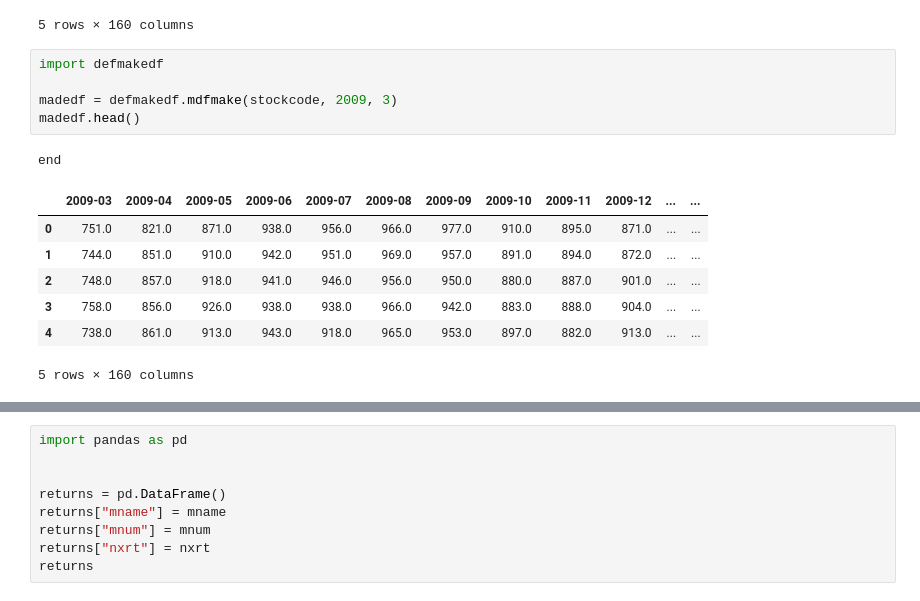
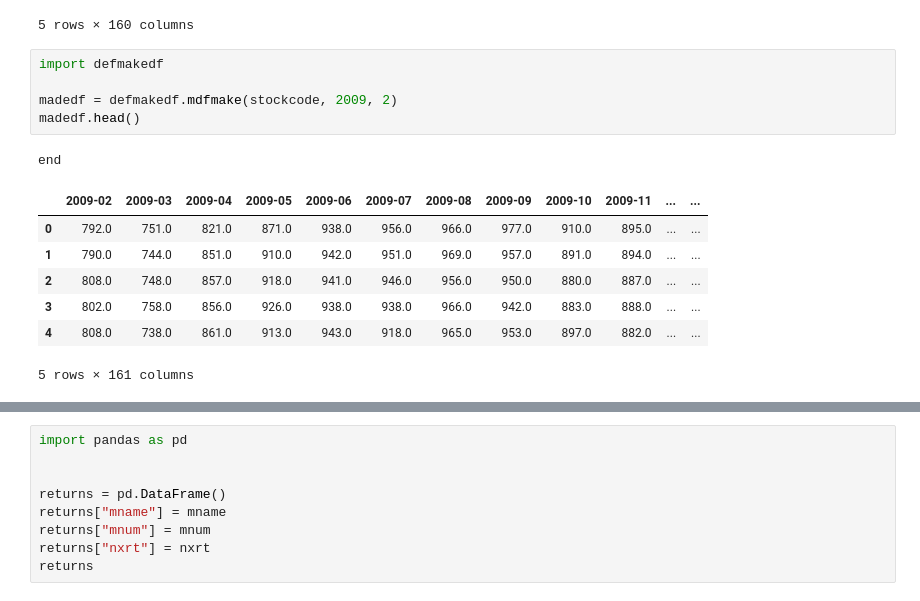
Before and after one commit to gitbiginner/ststpy, a Jupyter notebook: stockmw.ipynb, the cells around one changed output, grey strips where cells are left out. Saved outputs shown, nothing was run; the diff lists cells and outputs as text.

```diff
--- a/stockmw.ipynb
+++ b/stockmw.ipynb
@@ -35,17 +35,17 @@ end
 # %%
 import defmakedf
 
-madedf = defmakedf.mdfmake(stockcode, 2009, 3)
+madedf = defmakedf.mdfmake(stockcode, 2009, 2)
 madedf.head()
 # %% [output]
 end
-|  | 2009-03 | 2009-04 | 2009-05 | 2009-06 | 2009-07 | 2009-08 | 2009-09 | 2009-10 | 2009-11 | 2009-12 | ... | ... |
-| 0 | 751.0 | 821.0 | 871.0 | 938.0 | 956.0 | 966.0 | 977.0 | 910.0 | 895.0 | 871.0 | ... | ... |
-| 1 | 744.0 | 851.0 | 910.0 | 942.0 | 951.0 | 969.0 | 957.0 | 891.0 | 894.0 | 872.0 | ... | ... |
-| 2 | 748.0 | 857.0 | 918.0 | 941.0 | 946.0 | 956.0 | 950.0 | 880.0 | 887.0 | 901.0 | ... | ... |
-| 3 | 758.0 | 856.0 | 926.0 | 938.0 | 938.0 | 966.0 | 942.0 | 883.0 | 888.0 | 904.0 | ... | ... |
-| 4 | 738.0 | 861.0 | 913.0 | 943.0 | 918.0 | 965.0 | 953.0 | 897.0 | 882.0 | 913.0 | ... | ... |
+|  | 2009-02 | 2009-03 | 2009-04 | 2009-05 | 2009-06 | 2009-07 | 2009-08 | 2009-09 | 2009-10 | 2009-11 | ... | ... |
+| 0 | 792.0 | 751.0 | 821.0 | 871.0 | 938.0 | 956.0 | 966.0 | 977.0 | 910.0 | 895.0 | ... | ... |
+| 1 | 790.0 | 744.0 | 851.0 | 910.0 | 942.0 | 951.0 | 969.0 | 957.0 | 891.0 | 894.0 | ... | ... |
+| 2 | 808.0 | 748.0 | 857.0 | 918.0 | 941.0 | 946.0 | 956.0 | 950.0 | 880.0 | 887.0 | ... | ... |
+| 3 | 802.0 | 758.0 | 856.0 | 926.0 | 938.0 | 938.0 | 966.0 | 942.0 | 883.0 | 888.0 | ... | ... |
+| 4 | 808.0 | 738.0 | 861.0 | 913.0 | 943.0 | 918.0 | 965.0 | 953.0 | 897.0 | 882.0 | ... | ... |
-5 rows × 160 columns
+5 rows × 161 columns
 # %%
 #make next month return
 mname = []
```
Also changed, not shown: parts of 17 cells of this notebook.
